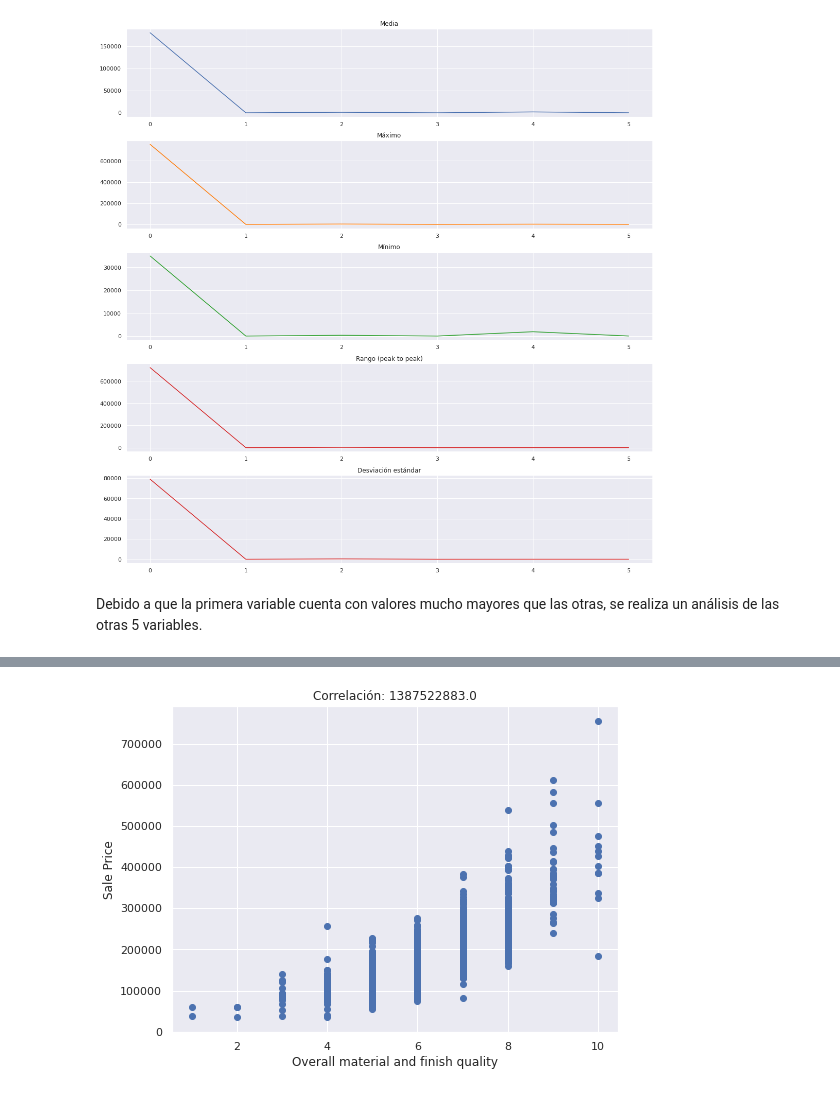
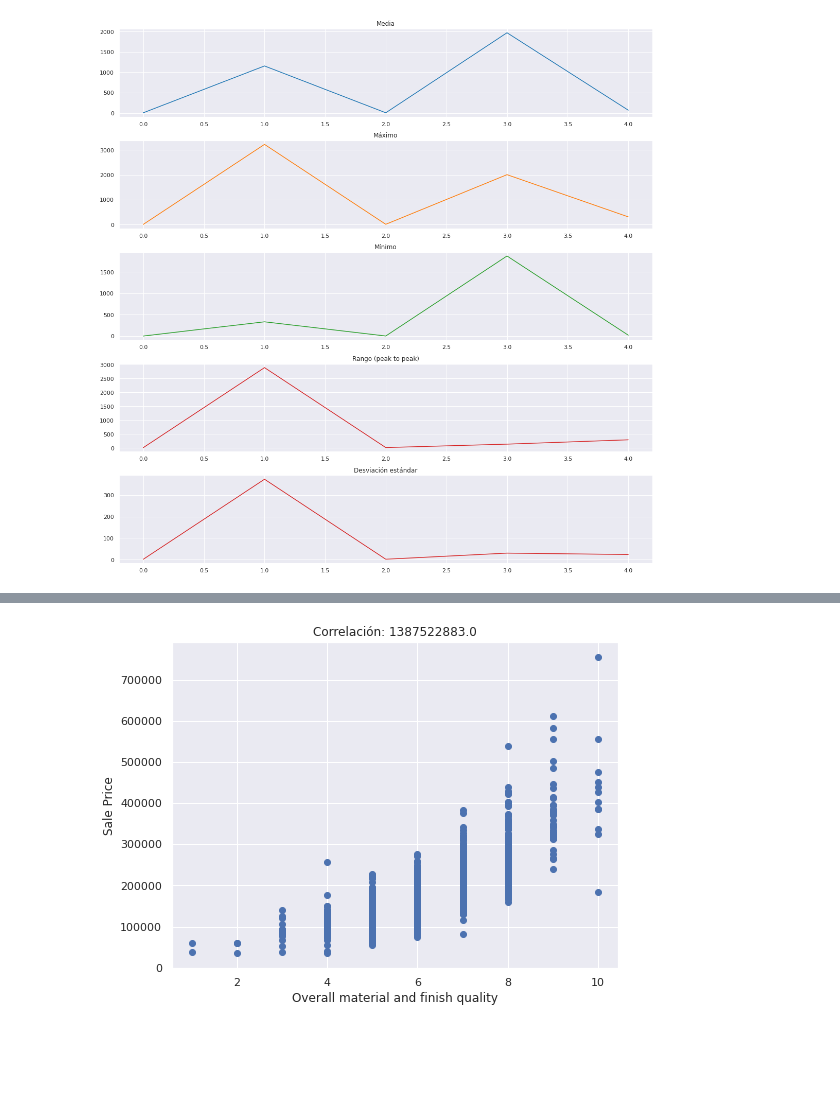
Before and after one commit to JcCastillo/MscDS, a Jupyter notebook: CDP/ProyectoCDP.ipynb, the cells around one changed output, grey strips where cells are left out. Saved outputs shown, nothing was run; the diff lists cells and outputs as text; code cells hidden in the pictures; blank space fills up the shorter version.

```diff
--- a/CDP/ProyectoCDP.ipynb
+++ b/CDP/ProyectoCDP.ipynb
@@ -1,36 +1,34 @@
 # %%
 ##Carga de librerias
 import numpy as np
 from sklearn.linear_model import LinearRegression
 import seaborn as sbn
 import matplotlib.pyplot as plt
 
 #Carga de dataset y división de dataset
 data = np.load('proyecto_training_data.npy')
 training_data = data[:1168]
 test_data = data[1168:]
 
 #Análisis exploratorio de datos
-mean_training_data = np.nanmean(training_data,axis=0)
-max_training_data = np.nanmax(training_data,axis=0)
-min_training_data = np.nanmin(training_data,axis=0)
-ptp_training_data = np.nanmax(training_data,axis=0) - np.nanmin(training_data,axis=0)
-std_traning_data = np.nanstd(training_data,axis=0)
+mean_training_data = np.nanmean(training_data[:,1:],axis=0)
+max_training_data = np.nanmax(training_data[:,1:],axis=0)
+min_training_data = np.nanmin(training_data[:,1:],axis=0)
+ptp_training_data = np.nanmax(training_data[:,1:],axis=0) - np.nanmin(training_data[:,[1,2,3,4,5]],axis=0)
+std_traning_data = np.nanstd(training_data[:,1:],axis=0)
 
 fig, axs = plt.subplots(5, 1,constrained_layout = True)
-axs[0].plot(mean_training_data)
+axs[0].plot(mean_training_data, 'tab:blue')
 axs[0].set_title('Media')
 axs[1].plot(max_training_data, 'tab:orange')
 axs[1].set_title('Máximo')
 axs[2].plot(min_training_data, 'tab:green')
 axs[2].set_title('Mínimo')
 axs[3].plot(ptp_training_data, 'tab:red')
 axs[3].set_title('Rango (peak to peak)')
 axs[4].plot(std_traning_data, 'tab:red')
 axs[4].set_title('Desviación estándar')
 fig.set_size_inches(15, 15)
 plt.show()
 # %% [output]
-[figure, old version]
+[figure, new version]
-# %% [markdown]
-Debido a que la primera variable cuenta con valores mucho mayores que las otras, se realiza un análisis de las otras 5 variables.
```
Also changed, not shown: parts of 5 cells of this notebook.
